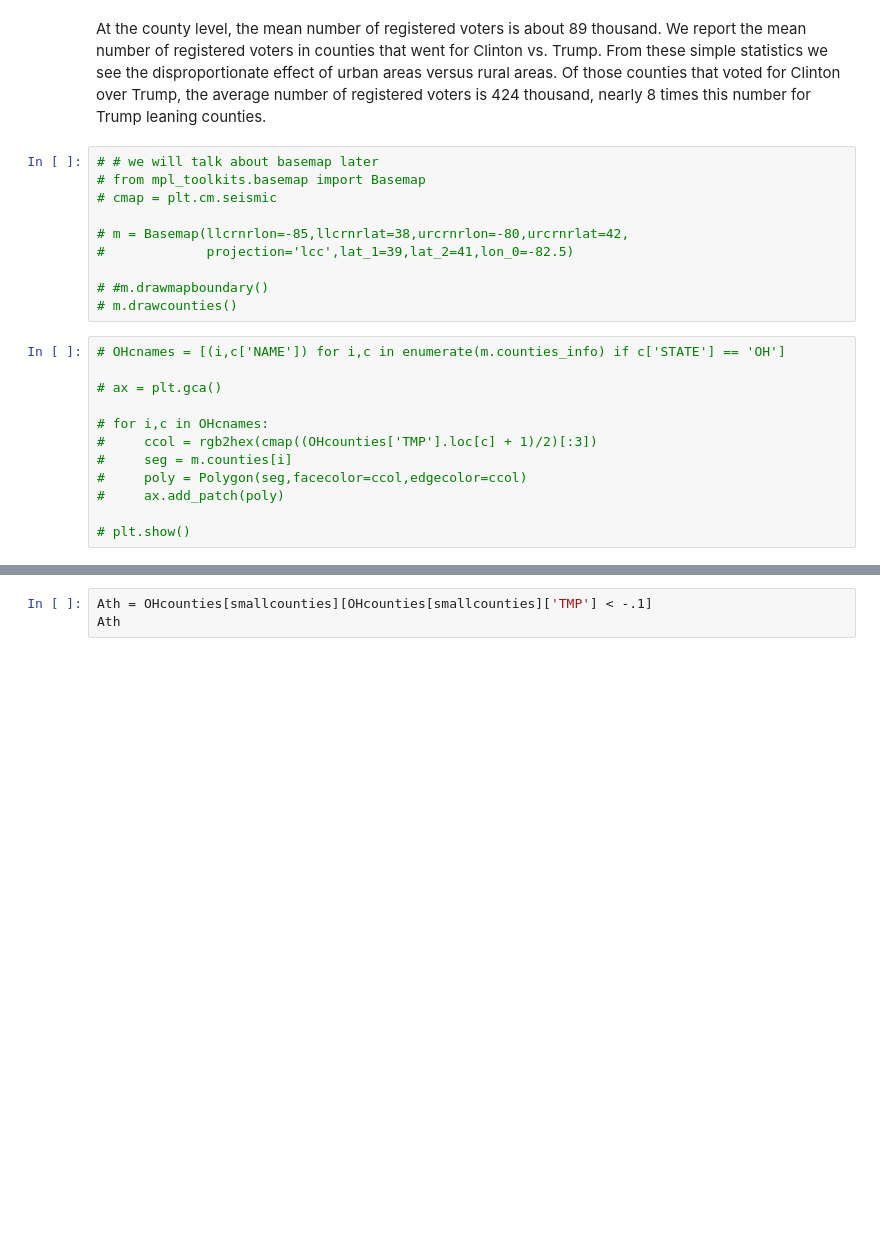
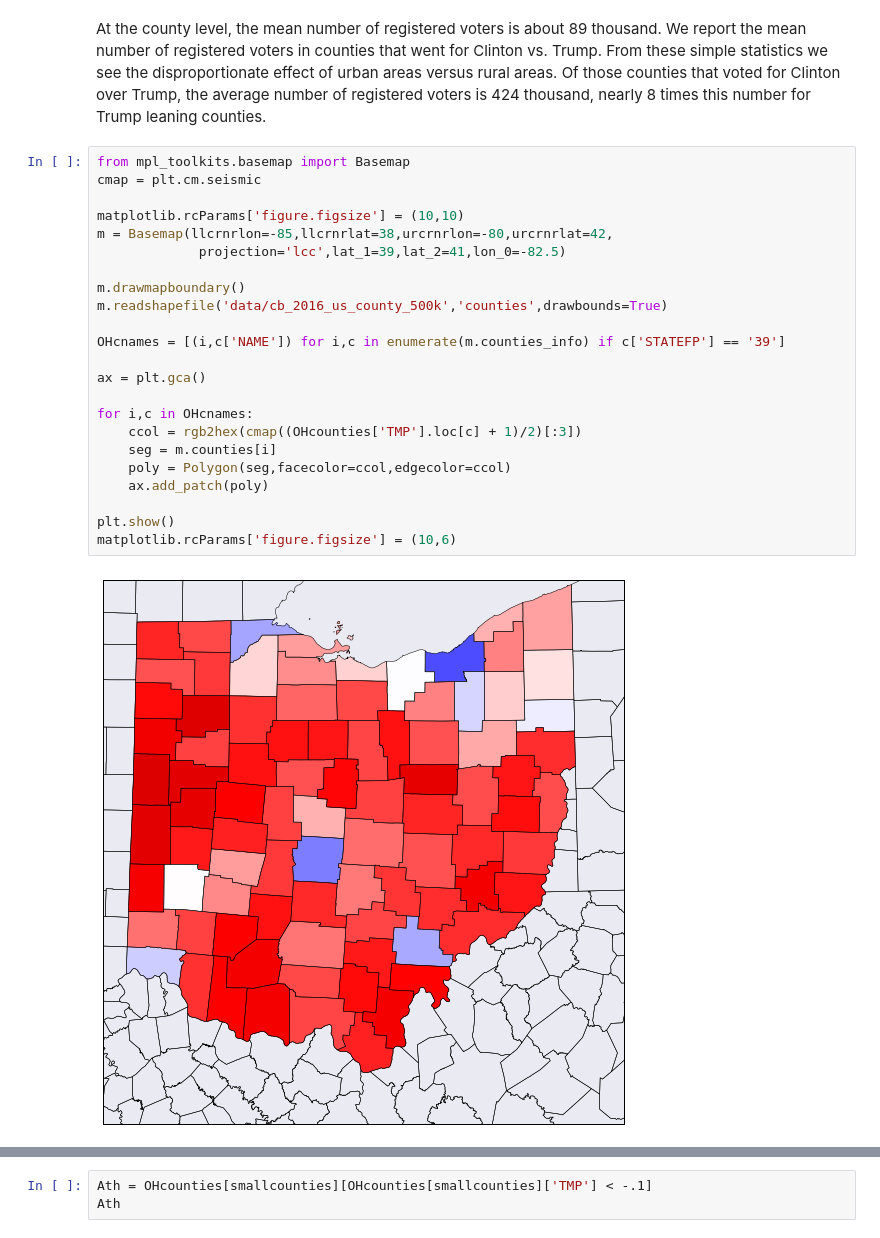
Before and after one commit to imaination/STA141b, a Jupyter notebook: DataTech/notebooks/Lesson_10_Notebook.ipynb, the cells around one changed output, grey strips where cells are left out. Drawn from its saved outputs; the diff is of its cells as text; blank space fills up the shorter version.

```diff
--- a/DataTech/notebooks/Lesson_10_Notebook.ipynb
+++ b/DataTech/notebooks/Lesson_10_Notebook.ipynb
@@ -98,25 +141,28 @@ Mean registered voters in Clintonland 424257.5
 Ratio (Clinton/Trump): 7.598134303716281
 # %% [markdown]
 At the county level, the mean number of registered voters is about 89 thousand.  We report the mean number of registered voters in counties that went for Clinton vs. Trump.  From these simple statistics we see the disproportionate effect of urban areas versus rural areas.  Of those counties that voted for Clinton over Trump, the average number of registered voters is 424 thousand, nearly 8 times this number for Trump leaning counties.
-# %%
-# # we will talk about basemap later
-# from mpl_toolkits.basemap import Basemap
-# cmap = plt.cm.seismic
-
-# m = Basemap(llcrnrlon=-85,llcrnrlat=38,urcrnrlon=-80,urcrnrlat=42,
-#             projection='lcc',lat_1=39,lat_2=41,lon_0=-82.5)
-
-# #m.drawmapboundary()
-# m.drawcounties()
 # %%
-# OHcnames = [(i,c['NAME']) for i,c in enumerate(m.counties_info) if c['STATE'] == 'OH']
+from mpl_toolkits.basemap import Basemap
+cmap = plt.cm.seismic
 
-# ax = plt.gca()
+matplotlib.rcParams['figure.figsize'] = (10,10)
+m = Basemap(llcrnrlon=-85,llcrnrlat=38,urcrnrlon=-80,urcrnrlat=42,
+             projection='lcc',lat_1=39,lat_2=41,lon_0=-82.5)
 
-# for i,c in OHcnames:
-#     ccol = rgb2hex(cmap((OHcounties['TMP'].loc[c] + 1)/2)[:3])
-#     seg = m.counties[i]
-#     poly = Polygon(seg,facecolor=ccol,edgecolor=ccol)
-#     ax.add_patch(poly)
+m.drawmapboundary()
+m.readshapefile('data/cb_2016_us_county_500k','counties',drawbounds=True)
 
-# plt.show()
+OHcnames = [(i,c['NAME']) for i,c in enumerate(m.counties_info) if c['STATEFP'] == '39']
+
+ax = plt.gca()
+
+for i,c in OHcnames:
+    ccol = rgb2hex(cmap((OHcounties['TMP'].loc[c] + 1)/2)[:3])
+    seg = m.counties[i]
+    poly = Polygon(seg,facecolor=ccol,edgecolor=ccol)
+    ax.add_patch(poly)
+
+plt.show()
+matplotlib.rcParams['figure.figsize'] = (10,6)
+# %% [output]
+[figure, added]
```
Also changed, not shown: parts of 32 cells of this notebook, 13 other files.
